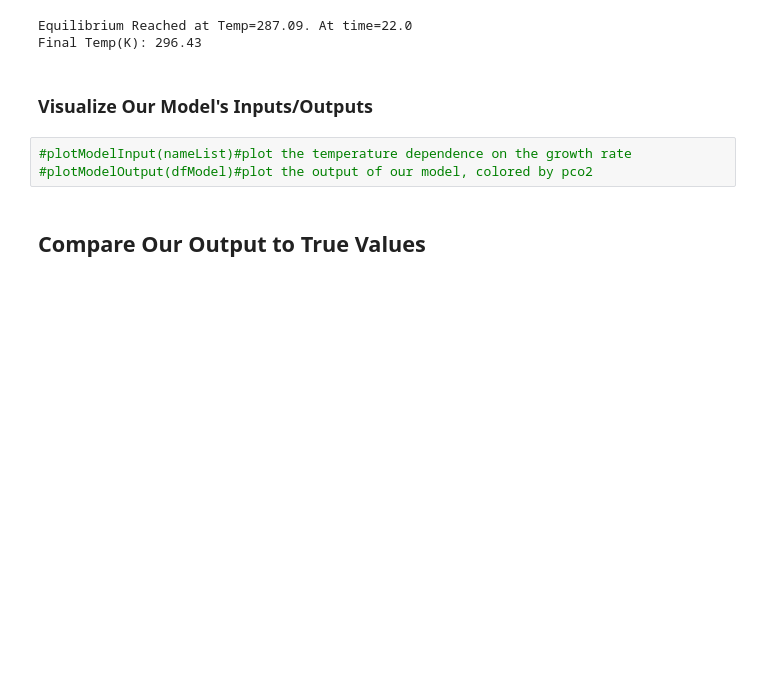
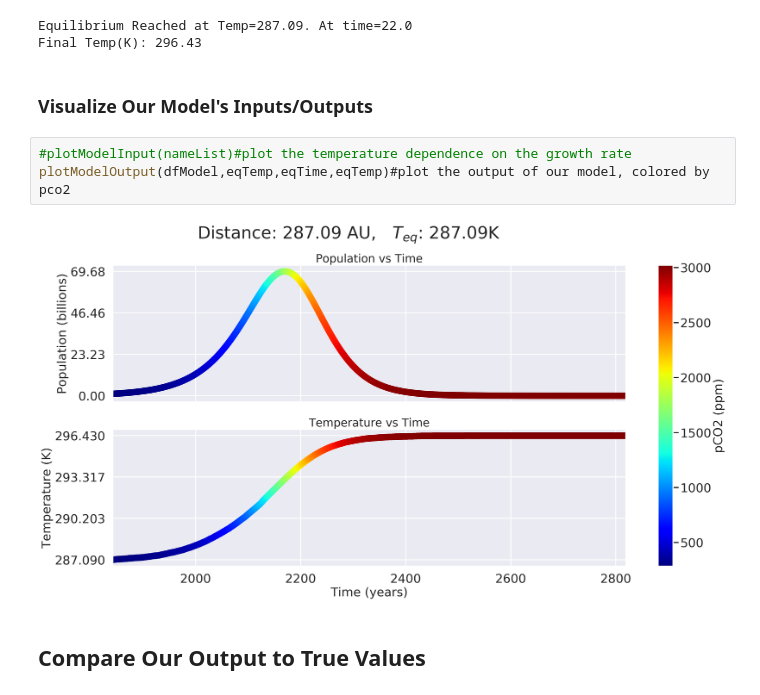
Before and after one commit to ethansav3/coupled_ebm, a Jupyter notebook: model/ebmFinal.ipynb, the cells around one changed output. Cells and saved outputs as stored; diff of their text form; blank space fills up the shorter version.

```diff
--- a/model/ebmFinal.ipynb
+++ b/model/ebmFinal.ipynb
@@ -74,7 +74,9 @@ Final Temp(K): 296.43
 ### Visualize Our Model's Inputs/Outputs
 # %%
 #plotModelInput(nameList)#plot the temperature dependence on the growth rate
-#plotModelOutput(dfModel)#plot the output of our model, colored by pco2
+plotModelOutput(dfModel,eqTemp,eqTime,eqTemp)#plot the output of our model, colored by pco2
+# %% [output]
+[figure, added]
 # %% [markdown]
 ## Compare Our Output to True Values
 # %%
```
Also changed, not shown: parts of 1 cell of this notebook.
